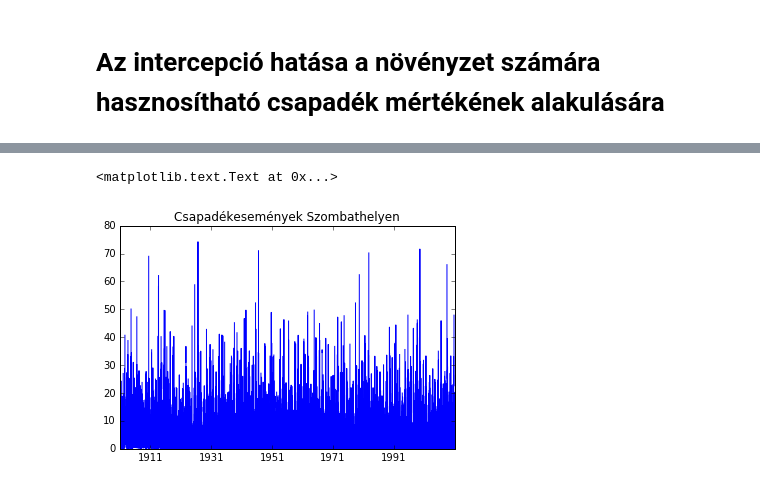
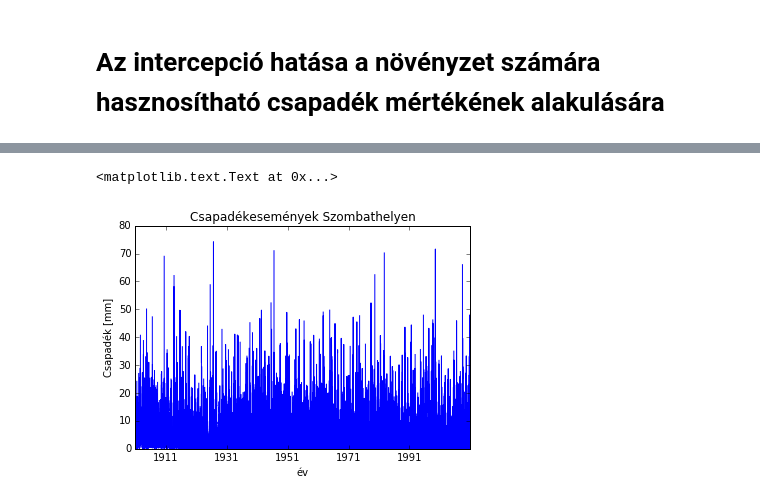
Before and after one commit to jsheperd/forest_water, a Jupyter notebook: interception.ipynb, the cells around one changed output, grey strips where cells are left out. Saved outputs shown, nothing was run; the diff lists cells and outputs as text; code cells hidden in the pictures.

```diff
--- a/interception.ipynb
+++ b/interception.ipynb
@@ -15,18 +15,20 @@ Az [Országos meteorológia Szolgálat 1901-2010 éghajalati adasorai](http://ww
 # %%
 %matplotlib inline
 import pandas as pd
 from pandas import Series, DataFrame, Panel
 
 dateparse = lambda x: pd.datetime.strptime(x, '%Y-%m-%d')
 szo_daily = pd.read_csv('https://raw.githubusercontent.com/jsheperd/forest_water/master/data/SZO_d.txt',
                         sep=';',
                         parse_dates=['#datum'],
                         date_parser=lambda x: pd.datetime.strptime(x, '%Y-%m-%d')
                         )
 
 szo_daily.set_index(szo_daily['#datum'])
 plt.plot('#datum', 'd_rs', data=szo_daily)
+plt.ylabel(u'Csapadék [mm]')
+plt.xlabel(u'év')
 plt.title(u'Csapadékesemények Szombathelyen')
 # %% [output]
 <matplotlib.text.Text at 0x...>
-[figure, old version]
+[figure, new version]
```
Also changed, not shown: parts of 2 cells of this notebook.
